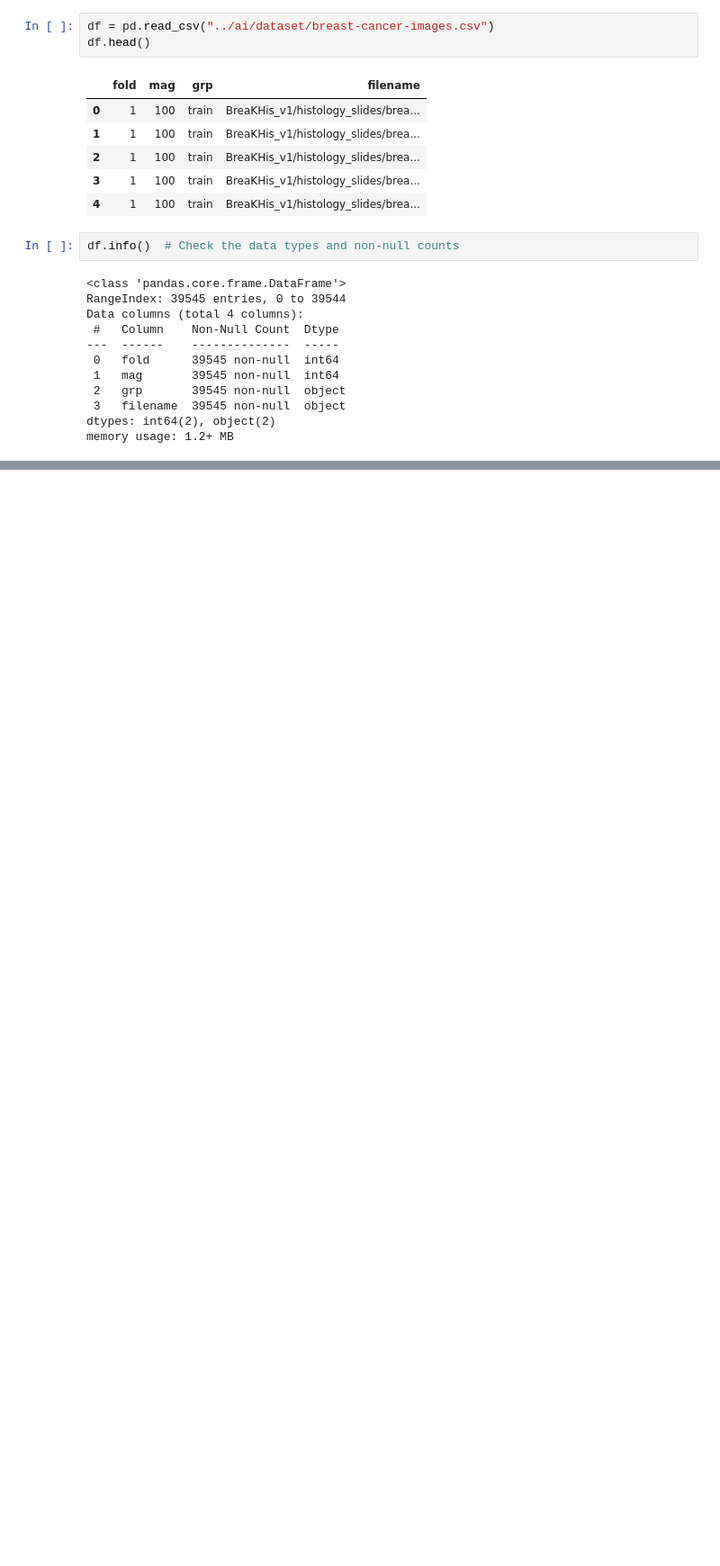
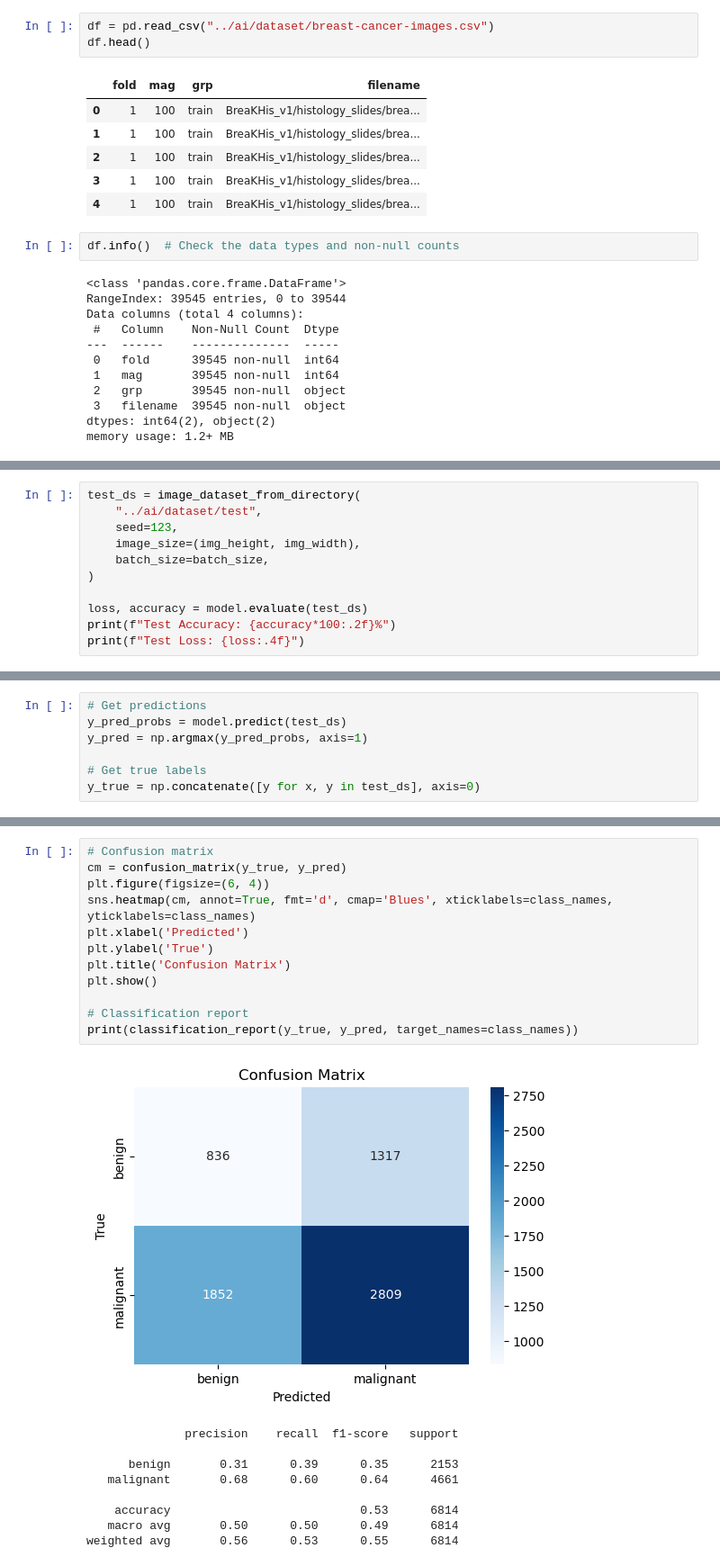
Before and after one commit to Amir-Mojtahedi/OncoVision, a Jupyter notebook: back-end/notebooks/cancer-image-dataset.ipynb, the cells around one changed output, grey strips where cells are left out. Shown at 90% size. Drawn from its saved outputs; the diff is of its cells as text; blank space fills up the shorter version.

```diff
--- a/back-end/notebooks/cancer-image-dataset.ipynb
+++ b/back-end/notebooks/cancer-image-dataset.ipynb
@@ -42,0 +192,11 @@ df.describe()  # Get a summary of the dataset
+# %%
+test_ds = image_dataset_from_directory(
+    "../ai/dataset/test",
+    seed=123,
+    image_size=(img_height, img_width),
+    batch_size=batch_size,
+)
+
+loss, accuracy = model.evaluate(test_ds)
+print(f"Test Accuracy: {accuracy*100:.2f}%")
+print(f"Test Loss: {loss:.4f}")
@@ -42,0 +208,7 @@ df.describe()  # Get a summary of the dataset
+# %%
+# Get predictions
+y_pred_probs = model.predict(test_ds)
+y_pred = np.argmax(y_pred_probs, axis=1)
+
+# Get true labels
+y_true = np.concatenate([y for x, y in test_ds], axis=0)
@@ -42,0 +217,22 @@ df.describe()  # Get a summary of the dataset
+# %%
+# Confusion matrix
+cm = confusion_matrix(y_true, y_pred)
+plt.figure(figsize=(6, 4))
+sns.heatmap(cm, annot=True, fmt='d', cmap='Blues', xticklabels=class_names, yticklabels=class_names)
+plt.xlabel('Predicted')
+plt.ylabel('True')
+plt.title('Confusion Matrix')
+plt.show()
+
+# Classification report
+print(classification_report(y_true, y_pred, target_names=class_names))
+# %% [output]
+[figure, added]
+              precision    recall  f1-score   support
+
+      benign       0.31      0.39      0.35      2153
+   malignant       0.68      0.60      0.64      4661
+
+    accuracy                           0.53      6814
+   macro avg       0.50      0.50      0.49      6814
+weighted avg       0.56      0.53      0.55      6814
```
Also changed, not shown: parts of 13 cells of this notebook.
